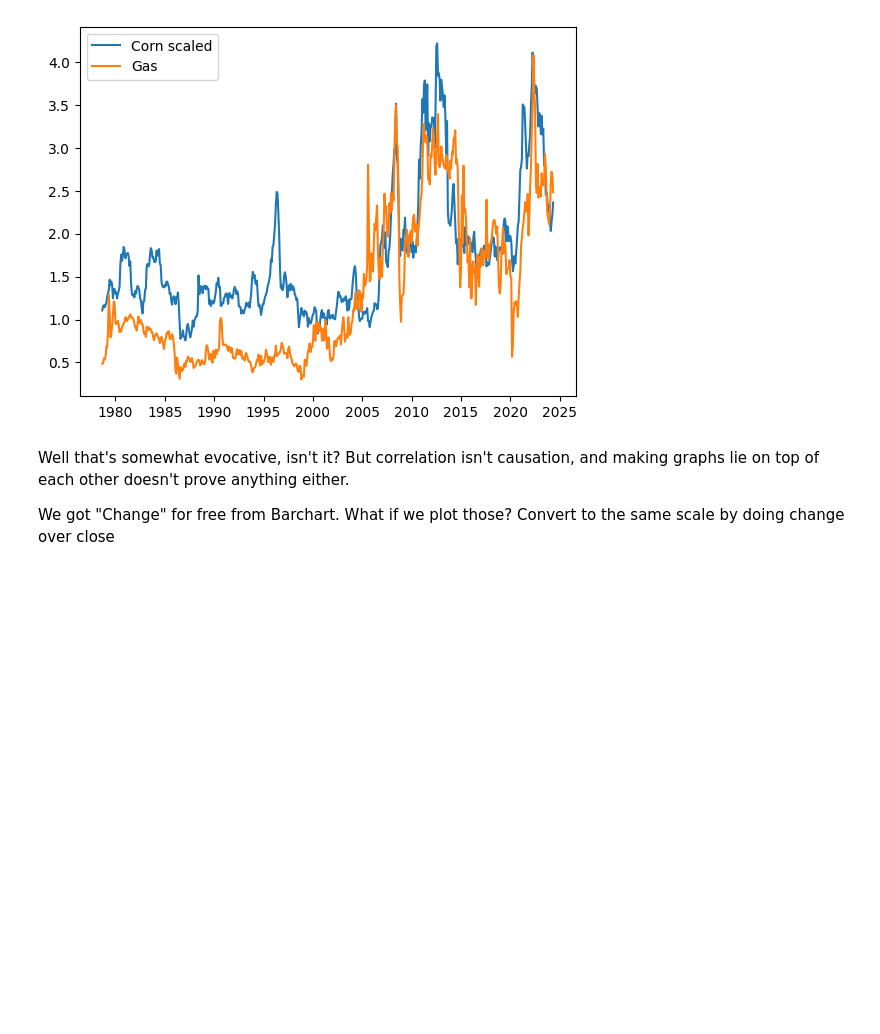
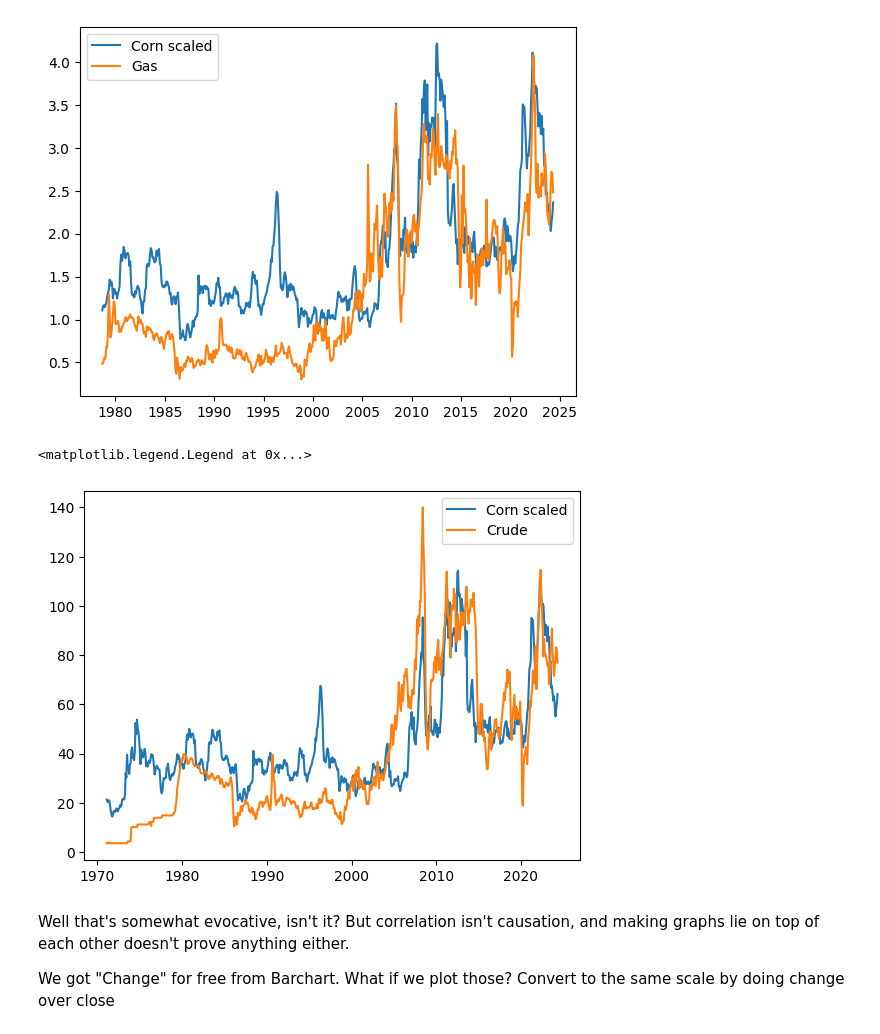
Before and after one commit to kaitai/fuel-and-food, a Jupyter notebook: 2_code/First draft notebook.ipynb, the cells around one changed output. Saved outputs shown, nothing was run; the diff lists cells and outputs as text; code cells hidden in the pictures; blank space fills up the shorter version.

```diff
--- a/2_code/First draft notebook.ipynb
+++ b/2_code/First draft notebook.ipynb
@@ -110,6 +111,13 @@ plt.legend()
 # %% [output]
 <matplotlib.legend.Legend at 0x...>
 [figure]
+# %%
+plt.plot(corn_and_crude['Date Time'], corn_and_crude['Close_corn']/7.37, label = 'Corn scaled')
+plt.plot(corn_and_crude['Date Time'], corn_and_crude['Close_crude'], label = 'Crude')
+plt.legend()
+# %% [output]
+<matplotlib.legend.Legend at 0x...>
+[figure, added]
 # %% [markdown]
 Well that's somewhat evocative, isn't it? But correlation isn't causation, and making graphs lie on top of each other doesn't prove anything either.
 
```
Also changed, not shown: parts of 26 cells of this notebook, 2 other files.
